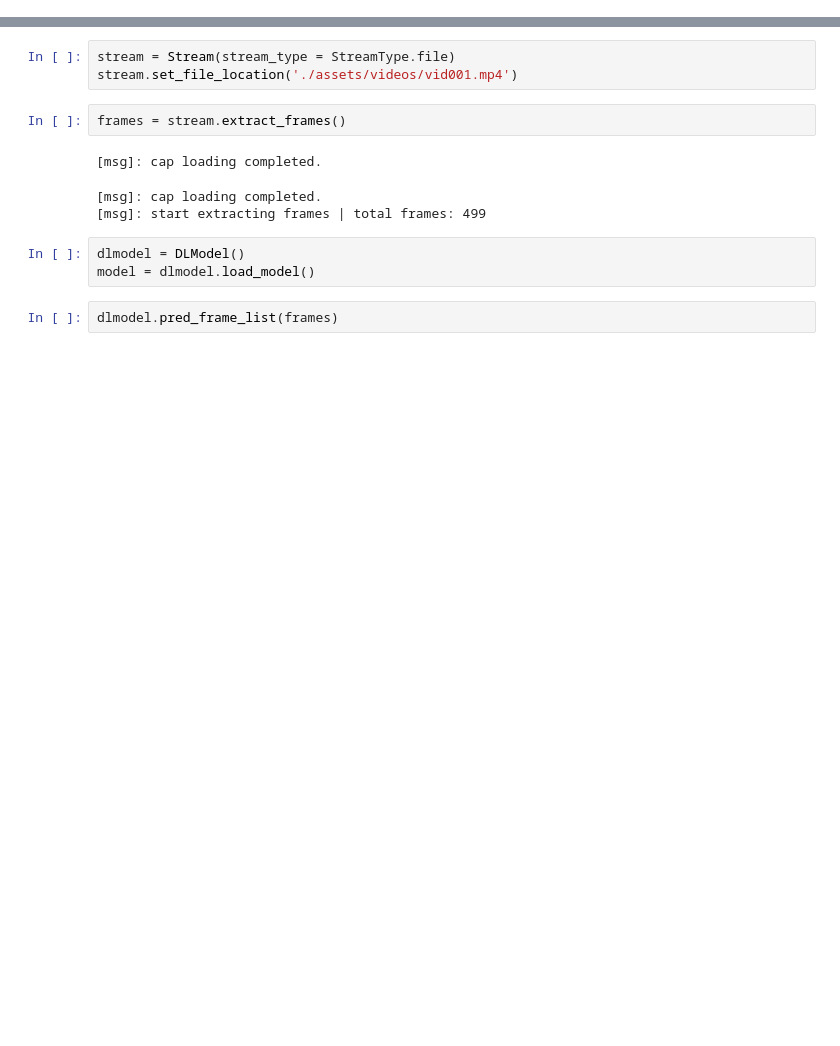
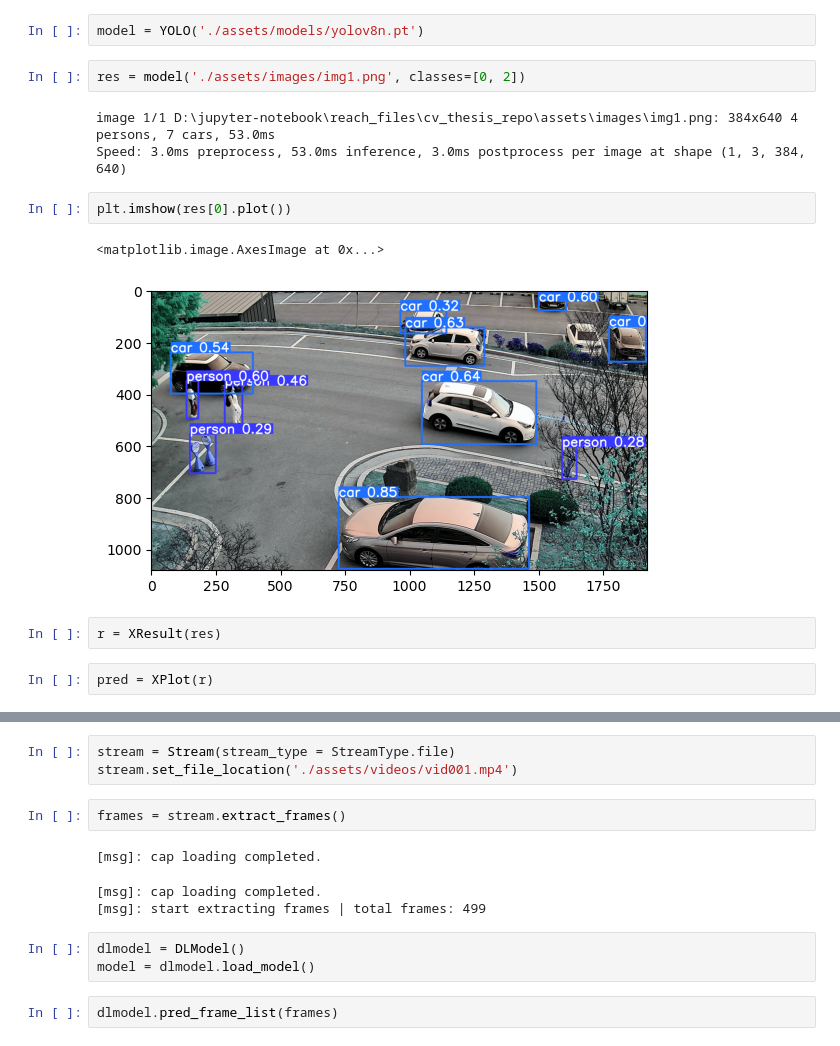
Before and after one commit to Lab-s-Project/cv_thesis_repo, a Jupyter notebook: Untitled.ipynb, the cells around one changed output, grey strips where cells are left out. Cells and saved outputs as stored; diff of their text form; blank space fills up the shorter version.

```diff
--- a/Untitled.ipynb
+++ b/Untitled.ipynb
@@ -8,0 +16,16 @@ import cv2
+# %%
+model = YOLO('./assets/models/yolov8n.pt')
+# %%
+res = model('./assets/images/img1.png', classes=[0, 2])
+# %% [output]
+image 1/1 D:\jupyter-notebook\reach_files\cv_thesis_repo\assets\images\img1.png: 384x640 4 persons, 7 cars, 53.0ms
+Speed: 3.0ms preprocess, 53.0ms inference, 3.0ms postprocess per image at shape (1, 3, 384, 640)
+# %%
+plt.imshow(res[0].plot())
+# %% [output]
+<matplotlib.image.AxesImage at 0x...>
+[figure, added]
+# %%
+r = XResult(res)
+# %%
+pred = XPlot(r)
```
Also changed, not shown: parts of 9 cells of this notebook, 9 other files.
